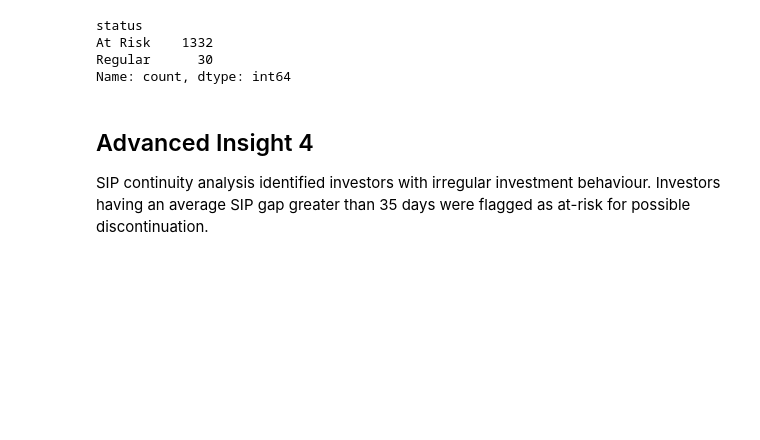
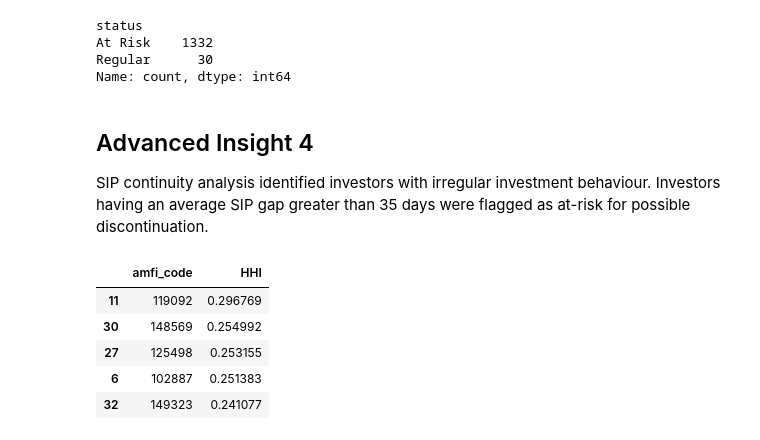
Before and after one commit to Ahmarkalam/bluestock-mutual-fund-analytics, a Jupyter notebook: notebooks/Advanced_Analytics.ipynb, the cells around one changed output. Cells and saved outputs as stored; diff of their text form; code cells hidden in the pictures; blank space fills up the shorter version.

```diff
--- a/notebooks/Advanced_Analytics.ipynb
+++ b/notebooks/Advanced_Analytics.ipynb
@@ -332,3 +332,56 @@ Name: count, dtype: int64
 ## Advanced Insight 4
 
 SIP continuity analysis identified investors with irregular investment behaviour. Investors having an average SIP gap greater than 35 days were flagged as at-risk for possible discontinuation.
+# %%
+# Sector HHI Concentration
+
+sector_weights = (
+    holdings
+    .groupby(
+        [
+            "amfi_code",
+            "sector"
+        ]
+    )
+    ["weight_pct"]
+    .sum()
+    .reset_index()
+)
+
+
+# Convert percentage weight into decimal
+
+sector_weights["weight_decimal"] = (
+    sector_weights["weight_pct"] / 100
+)
+
+
+# Calculate HHI
+
+hhi = (
+    sector_weights
+    .groupby("amfi_code")
+    ["weight_decimal"]
+    .apply(
+        lambda x: (x ** 2).sum()
+    )
+    .reset_index(
+        name="HHI"
+    )
+)
+
+
+hhi = hhi.sort_values(
+    "HHI",
+    ascending=False
+)
+
+
+hhi.head()
+# %% [output]
+|  | amfi_code | HHI |
+| 11 | 119092 | 0.296769 |
+| 30 | 148569 | 0.254992 |
+| 27 | 125498 | 0.253155 |
+| 6 | 102887 | 0.251383 |
+| 32 | 149323 | 0.241077 |
```
Also changed, not shown: parts of 2 cells of this notebook.
